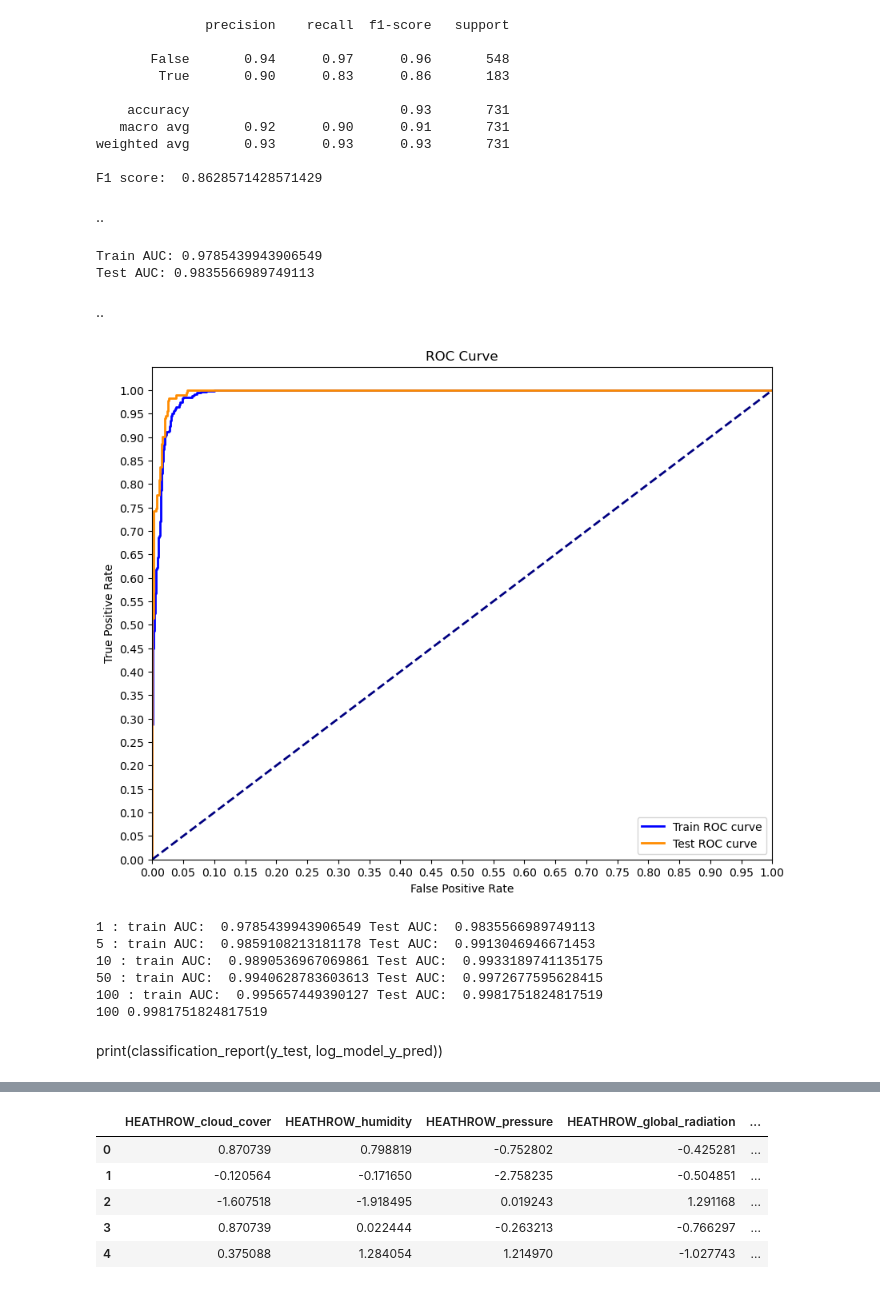
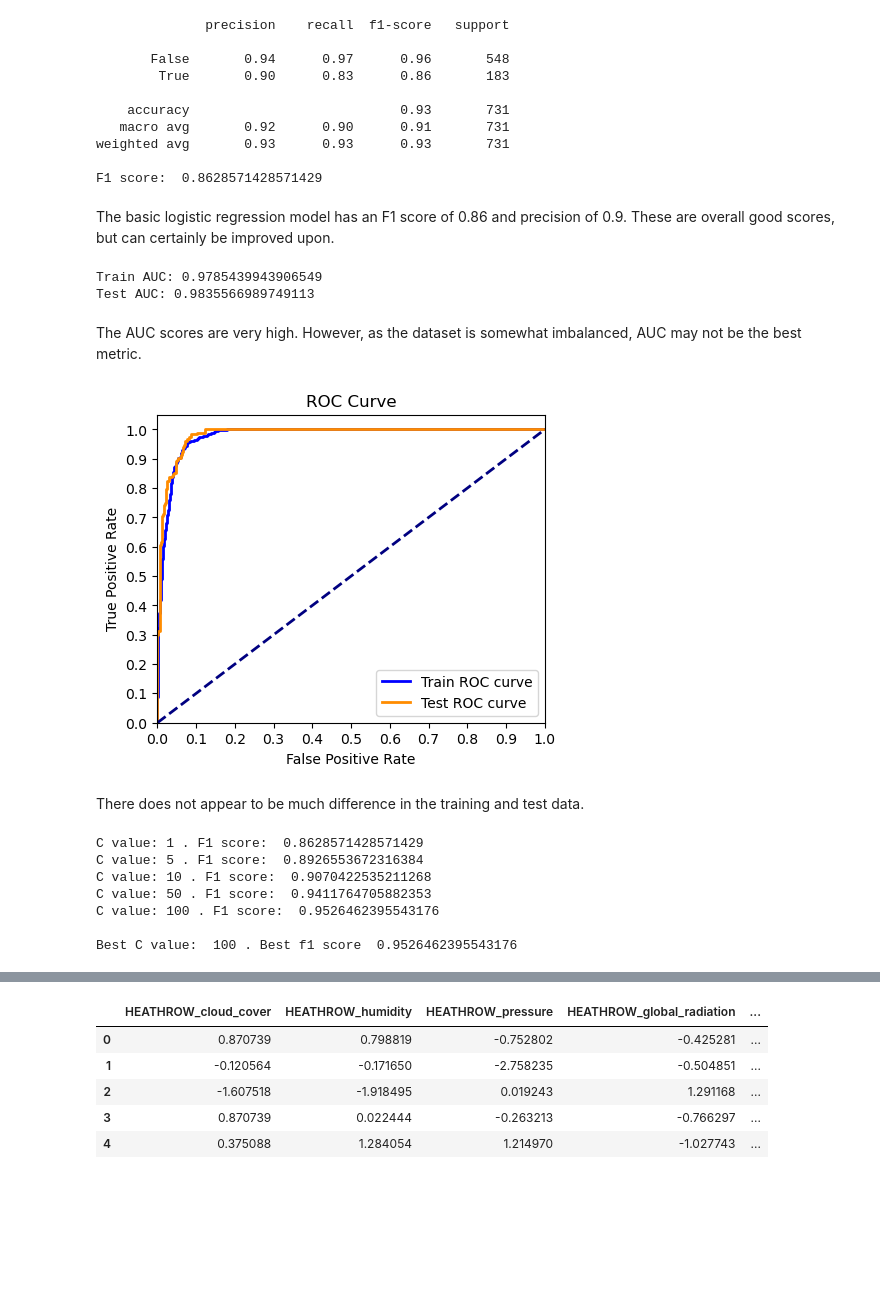
Before and after one commit to lalynjay/weather_classification, a Jupyter notebook: weather_classification.ipynb, the cells around one changed output, grey strips where cells are left out. Cells and saved outputs as stored; diff of their text form; code cells hidden in the pictures; blank space fills up the shorter version.

```diff
--- a/weather_classification.ipynb
+++ b/weather_classification.ipynb
@@ -128,9 +129,8 @@ base_df_heathrow = df[['DATE', 'MONTH', 'HEATHROW_cloud_cover', 'HEATHROW_humidi
                  'HEATHROW_global_radiation', 'HEATHROW_precipitation', 'HEATHROW_sunshine', 'HEATHROW_temp_mean',
                  'HEATHROW_temp_min', 'HEATHROW_temp_max']]
 
-# add HEATHROW_BBQ_weather column to dataframe
+# add HEATHROW_BBQ_weather column to dataframe, joining on "DATE" column
 
-base_df_heathrow['HEATHROW_BBQ_weather'] = df_labels['HEATHROW_BBQ_weather']
-
+base_df_heathrow = base_df_heathrow.merge(df_labels[['HEATHROW_BBQ_weather', "DATE"]], on="DATE", how="left")
 base_df_heathrow.head()
 # %% [output]
@@ -273,6 +270,8 @@ Not surprisingly, the summer months had by far the highest number of good days.
 # %%
-fig, axes = plt.subplots(nrows=3, ncols=2, figsize=(14,18))
-for i, col in enumerate(['HEATHROW_cloud_cover', 'HEATHROW_humidity', 'HEATHROW_precipitation', 'HEATHROW_sunshine', 'HEATHROW_temp_mean', 'HEATHROW_pressure']):
-    base_df_heathrow.groupby('HEATHROW_BBQ_weather').mean().plot.bar(y=col, ylabel=col, title= 'Mean ' + col + ' per outcome', ax=axes[i%3][i//3]);
+# visualize column data per outcome
+
+fig, axes = plt.subplots(nrows=4, ncols=2, figsize=(12,18))
+for i, col in enumerate(['HEATHROW_cloud_cover', 'HEATHROW_humidity', 'HEATHROW_precipitation', 'HEATHROW_sunshine', 'HEATHROW_temp_mean', 'HEATHROW_pressure', 'HEATHROW_temp_min', 'HEATHROW_temp_max']):
+    base_df_heathrow.groupby('HEATHROW_BBQ_weather').mean().plot.bar(y=col, ylabel=col, title= 'Mean ' + col + ' per outcome', ax=axes[i%4][i//4]);
 plt.tight_layout();
 # %% [output]
@@ -337,8 +337,8 @@ print("F1 score: ", f1_score(y_test, log_model_y_pred))
 weighted avg       0.93      0.93      0.93       731
 
 F1 score:  0.8628571428571429
-# %% [markdown]
-..
+# %% [markdown]
+The basic logistic regression model has an F1 score of 0.86 and precision of 0.9. These are overall good scores, but can certainly be improved upon.
 # %%
 # investigate AUC for train and test data
 log_model_y_train_score = logreg.decision_function(X_train)
@@ -352,66 +352,59 @@ print('Test AUC: {}'.format(auc(log_model_test_fpr, log_model_test_tpr)))
 # %% [output]
 Train AUC: 0.9785439943906549
 Test AUC: 0.9835566989749113
-# %% [markdown]
-..
+# %% [markdown]
+The AUC scores are very high. However, as the dataset is somewhat imbalanced, AUC may not be the best metric.
 # %%
-plt.figure(figsize=(10, 8))
+
+#plot roc auc
+plt.figure(figsize=(5, 4))
 lw = 2
 
-plt.plot(train_fpr, train_tpr, color='blue',
+plt.plot(log_model_train_fpr, log_model_train_tpr, color='blue',
          lw=lw, label='Train ROC curve')
-plt.plot(test_fpr, test_tpr, color='darkorange',
+plt.plot(log_model_test_fpr, log_model_test_tpr, color='darkorange',
          lw=lw, label='Test ROC curve')
 
 
 plt.plot([0, 1], [0, 1], color='navy', lw=lw, linestyle='--')
 plt.xlim([0.0, 1.0])
 plt.ylim([0.0, 1.05])
-plt.yticks([i/20.0 for i in range(21)])
-plt.xticks([i/20.0 for i in range(21)])
+plt.yticks([i/10.0 for i in range(11)])
+plt.xticks([i/10.0 for i in range(11)])
 plt.xlabel('False Positive Rate')
 plt.ylabel('True Positive Rate')
 plt.title('ROC Curve')
 plt.legend(loc='lower right')
 plt.show()
 # %% [output]
-[figure, old version]
+[figure, new version]
+# %% [markdown]
+There does not appear to be much  difference in the training and test data.
 # %%
 c_vals = [1, 5, 10, 50, 100]
 best_C = None
-best_auc = 0.0
+best_score = 0.0
 
 for n in c_vals:
 
     logreg = LogisticRegression(fit_intercept=False, C=n, solver='liblinear')
-    logreg.fit(X_train, y_train)
+    lr_model = logreg.fit(X_train, y_train)
 
-     f1 = f1_score(y_test, preds)
-        if f1 > best_score:
-            best_k = k
-            best_score = f1
+    y_pred = lr_model.predict(X_test)
+    f1 =  f1_score(y_test, y_pred)
+    print("C value:", n, ". F1 score: ", f1)
+    if f1 > best_score:
+        best_C = n
+        best_score = f1
 
-    y_test_score = logreg.decision_function(X_test)
-    y_train_score = logreg.decision_function(X_train)
 
-    test_fpr, test_tpr, test_thresholds = roc_curve(y_test, y_test_score)
-    train_fpr, train_tpr, train_thresholds = roc_curve(y_train, y_train_score)
-
-    test_auc = auc(test_fpr, test_tpr)
-    train_auc = auc(train_fpr, train_tpr)
-
-    if test_auc > best_auc:
-            best_C = n
-            best_auc = test_auc
-    print(n, ':', 'train AUC: ', train_auc, 'Test AUC: ', test_auc)
-print(best_C, best_auc)
+print("\n" "Best C value: ", best_C, ". Best f1 score ", best_score)
 # %% [output]
-1 : train AUC:  0.9785439943906549 Test AUC:  0.9835566989749113
-5 : train AUC:  0.9859108213181178 Test AUC:  0.9913046946671453
-10 : train AUC:  0.9890536967069861 Test AUC:  0.9933189741135175
-50 : train AUC:  0.9940628783603613 Test AUC:  0.9972677595628415
-100 : train AUC:  0.995657449390127 Test AUC:  0.9981751824817519
-100 0.9981751824817519
+C value: 1 . F1 score:  0.8628571428571429
+C value: 5 . F1 score:  0.8926553672316384
+C value: 10 . F1 score:  0.9070422535211268
+C value: 50 . F1 score:  0.9411764705882353
+C value: 100 . F1 score:  0.9526462395543176
+
+Best C value:  100 . Best f1 score  0.9526462395543176
-# %% [markdown]
-print(classification_report(y_test, log_model_y_pred))
 # %% [markdown]
```
Also changed, not shown: parts of 77 cells of this notebook.
